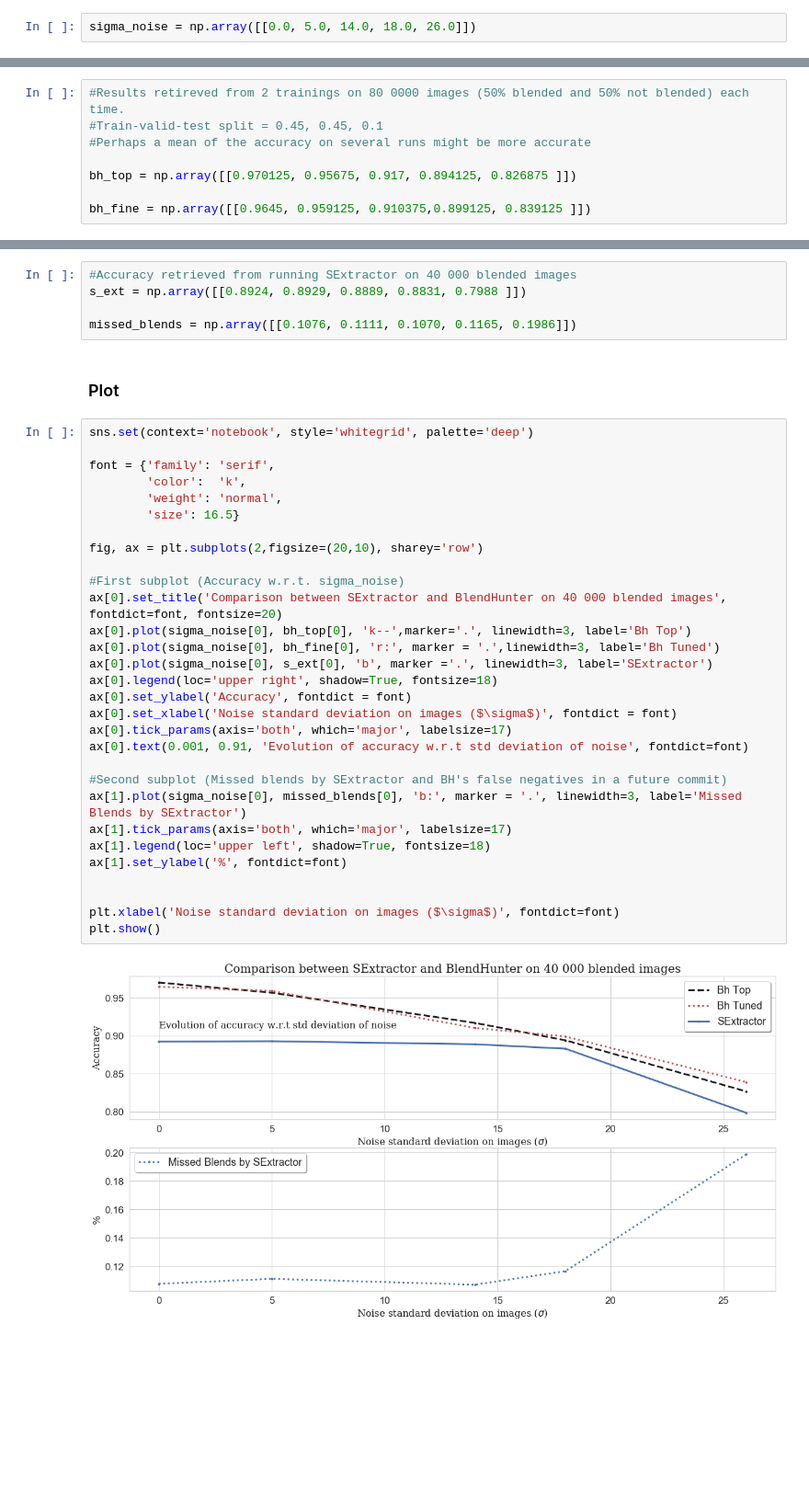
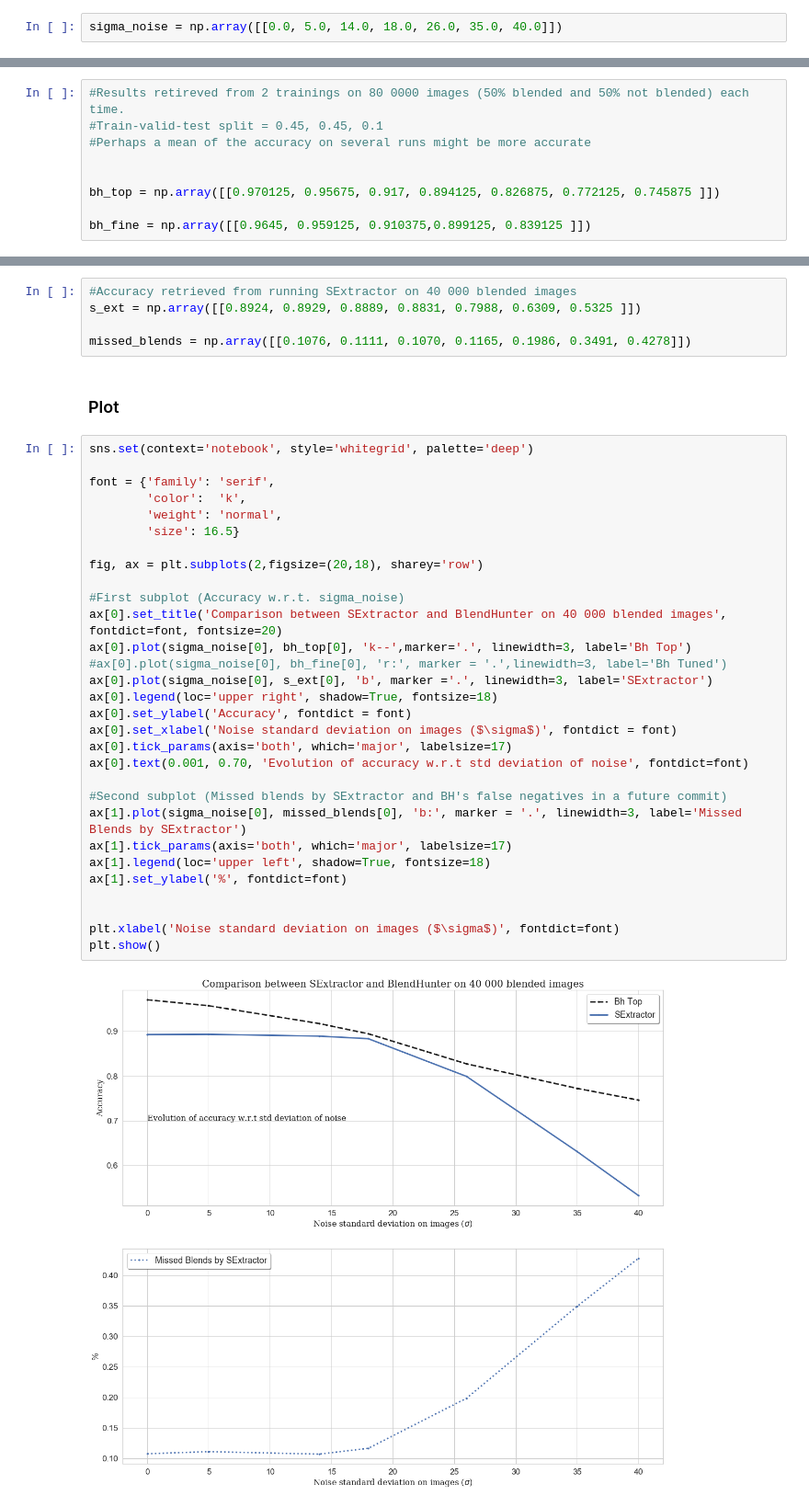
Before and after one commit to CosmoStat/BlendHunter, a Jupyter notebook: comparison_bh_sextractor.ipynb, the cells around one changed output, grey strips where cells are left out. Shown: that part at 92% size. Drawn from its saved outputs; the diff is of its cells as text; blank space fills up the shorter version.

```diff
--- a/comparison_bh_sextractor.ipynb
+++ b/comparison_bh_sextractor.ipynb
@@ -7,7 +7,7 @@ import seaborn as sns
 # %% [markdown]
 ### Array of different noise standard deviations ($\sigma_{noise}$) used on dataset
 # %%
-sigma_noise = np.array([[0.0, 5.0, 14.0, 18.0, 26.0]])
+sigma_noise = np.array([[0.0, 5.0, 14.0, 18.0, 26.0, 35.0, 40.0]])
 # %% [markdown]
 ### Accuracy for BH (Top and after Fine Tuning)
 # %%
@@ -15,47 +15,48 @@ sigma_noise = np.array([[0.0, 5.0, 14.0, 18.0, 26.0]])
 #Train-valid-test split = 0.45, 0.45, 0.1
 #Perhaps a mean of the accuracy on several runs might be more accurate
 
-bh_top = np.array([[0.970125, 0.95675, 0.917, 0.894125, 0.826875 ]])
+
+bh_top = np.array([[0.970125, 0.95675, 0.917, 0.894125, 0.826875, 0.772125, 0.745875 ]])
 
 bh_fine = np.array([[0.9645, 0.959125, 0.910375,0.899125, 0.839125 ]])
 # %% [markdown]
 ### Accuracy for SExtractor
 # %%
 #Accuracy retrieved from running SExtractor on 40 000 blended images
-s_ext = np.array([[0.8924, 0.8929, 0.8889, 0.8831, 0.7988 ]])
+s_ext = np.array([[0.8924, 0.8929, 0.8889, 0.8831, 0.7988, 0.6309, 0.5325 ]])
 
-missed_blends = np.array([[0.1076, 0.1111, 0.1070, 0.1165, 0.1986]])
+missed_blends = np.array([[0.1076, 0.1111, 0.1070, 0.1165, 0.1986, 0.3491, 0.4278]])
 # %% [markdown]
 ### Plot
 # %%
 sns.set(context='notebook', style='whitegrid', palette='deep')
 
 font = {'family': 'serif',
         'color':  'k',
         'weight': 'normal',
         'size': 16.5}
 
-fig, ax = plt.subplots(2,figsize=(20,10), sharey='row')
+fig, ax = plt.subplots(2,figsize=(20,18), sharey='row')
 
 #First subplot (Accuracy w.r.t. sigma_noise)
 ax[0].set_title('Comparison between SExtractor and BlendHunter on 40 000 blended images', fontdict=font, fontsize=20)
 ax[0].plot(sigma_noise[0], bh_top[0], 'k--',marker='.', linewidth=3, label='Bh Top')
-ax[0].plot(sigma_noise[0], bh_fine[0], 'r:', marker = '.',linewidth=3, label='Bh Tuned')
+#ax[0].plot(sigma_noise[0], bh_fine[0], 'r:', marker = '.',linewidth=3, label='Bh Tuned')
 ax[0].plot(sigma_noise[0], s_ext[0], 'b', marker ='.', linewidth=3, label='SExtractor')
 ax[0].legend(loc='upper right', shadow=True, fontsize=18)
 ax[0].set_ylabel('Accuracy', fontdict = font)
 ax[0].set_xlabel('Noise standard deviation on images ($\sigma$)', fontdict = font)
 ax[0].tick_params(axis='both', which='major', labelsize=17)
-ax[0].text(0.001, 0.91, 'Evolution of accuracy w.r.t std deviation of noise', fontdict=font)
+ax[0].text(0.001, 0.70, 'Evolution of accuracy w.r.t std deviation of noise', fontdict=font)
 
 #Second subplot (Missed blends by SExtractor and BH's false negatives in a future commit)
 ax[1].plot(sigma_noise[0], missed_blends[0], 'b:', marker = '.', linewidth=3, label='Missed Blends by SExtractor')
 ax[1].tick_params(axis='both', which='major', labelsize=17)
 ax[1].legend(loc='upper left', shadow=True, fontsize=18)
 ax[1].set_ylabel('%', fontdict=font)
 
 
 plt.xlabel('Noise standard deviation on images ($\sigma$)', fontdict=font)
 plt.show()
 # %% [output]
-[figure, old version]
+[figure, new version]
```
